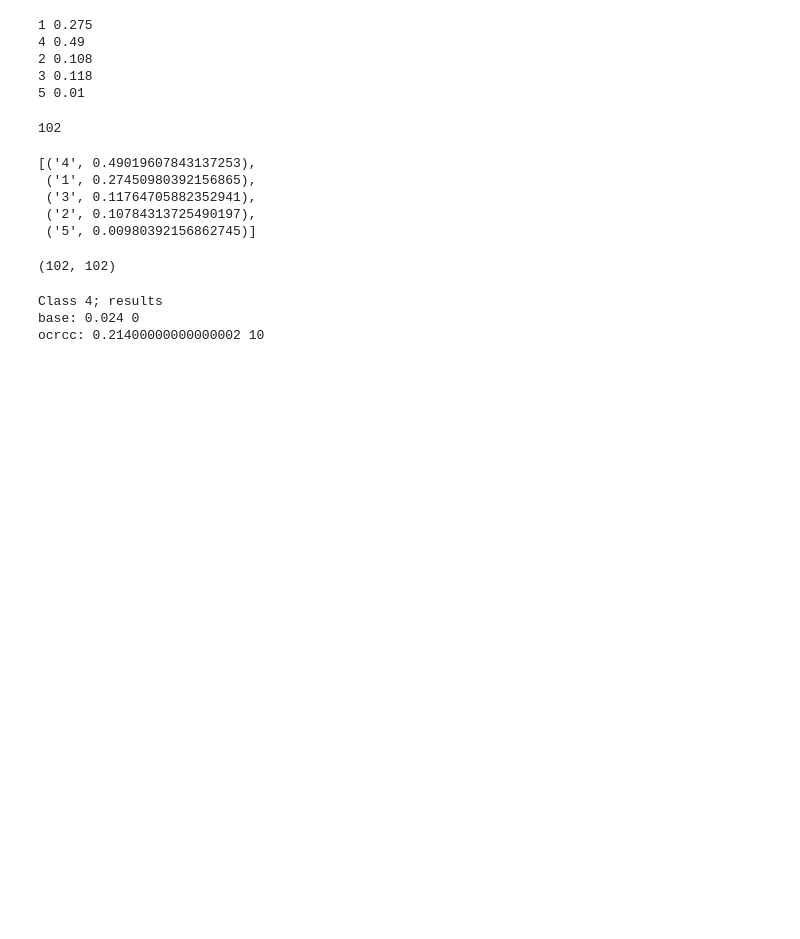
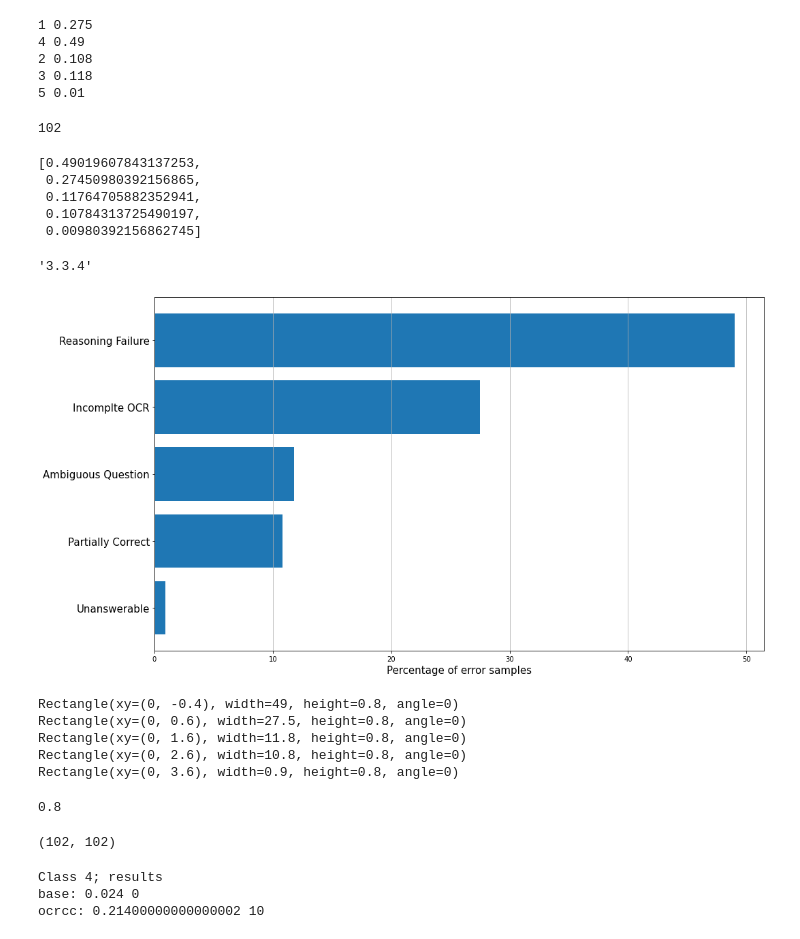
Before and after one commit to priyamtejaswin/TAP, a Jupyter notebook: results.ipynb, the cells around one changed output. Saved outputs shown, nothing was run; the diff lists cells and outputs as text; code cells hidden in the pictures; blank space fills up the shorter version.

```diff
--- a/results.ipynb
+++ b/results.ipynb
@@ -511,13 +590,53 @@ sum(error_classes.values())
 # %% [output]
 102
 # %%
-[(c, v/sum(error_classes.values())) for c, v in  error_classes.most_common()]
+[v/sum(error_classes.values()) for c, v in  error_classes.most_common()]
 # %% [output]
-[('4', 0.49019607843137253),
- ('1', 0.27450980392156865),
- ('3', 0.11764705882352941),
- ('2', 0.10784313725490197),
- ('5', 0.00980392156862745)]
+[0.49019607843137253,
+ 0.27450980392156865,
+ 0.11764705882352941,
+ 0.10784313725490197,
+ 0.00980392156862745]
+# %%
+import matplotlib
+matplotlib.__version__
+# %% [output]
+'3.3.4'
+# %%
+# Example data
+people = ('Reasoning Failure', 'Incomplte OCR', 'Ambiguous Question', 'Partially Correct', 'Unanswerable')
+y_pos = np.arange(len(people))
+performance = [49, 27.5, 11.8, 10.8, 0.9]
+
+fig, ax = plt.subplots(figsize=(15, 8))
+
+hbars = ax.barh(y_pos, performance, align='center')
+ax.set_yticks(y_pos)
+ax.set_yticklabels(people, fontsize=15)
+ax.invert_yaxis()  # labels read top-to-bottom
+ax.set_xlabel('Percentage of error samples', fontsize=15)
+
+# Label with specially formatted floats
+# ax.bar_label(hbars, fmt='%.2f')
+ax.xaxis.grid(True)
+# ax.set_xlim(right=15)  # adjust xlim to fit labels
+plt.tight_layout()
+plt.savefig('./errordist.png')
+# %% [output]
+[figure, added]
+# %%
+for x in hbars:
+    print(x)
+# %% [output]
+Rectangle(xy=(0, -0.4), width=49, height=0.8, angle=0)
+Rectangle(xy=(0, 0.6), width=27.5, height=0.8, angle=0)
+Rectangle(xy=(0, 1.6), width=11.8, height=0.8, angle=0)
+Rectangle(xy=(0, 2.6), width=10.8, height=0.8, angle=0)
+Rectangle(xy=(0, 3.6), width=0.9, height=0.8, angle=0)
+# %%
+x.get_height()
+# %% [output]
+0.8
 # %%
 error_labels = """1
 4
```
Also changed, not shown: parts of 11 cells of this notebook, 1 other file.
